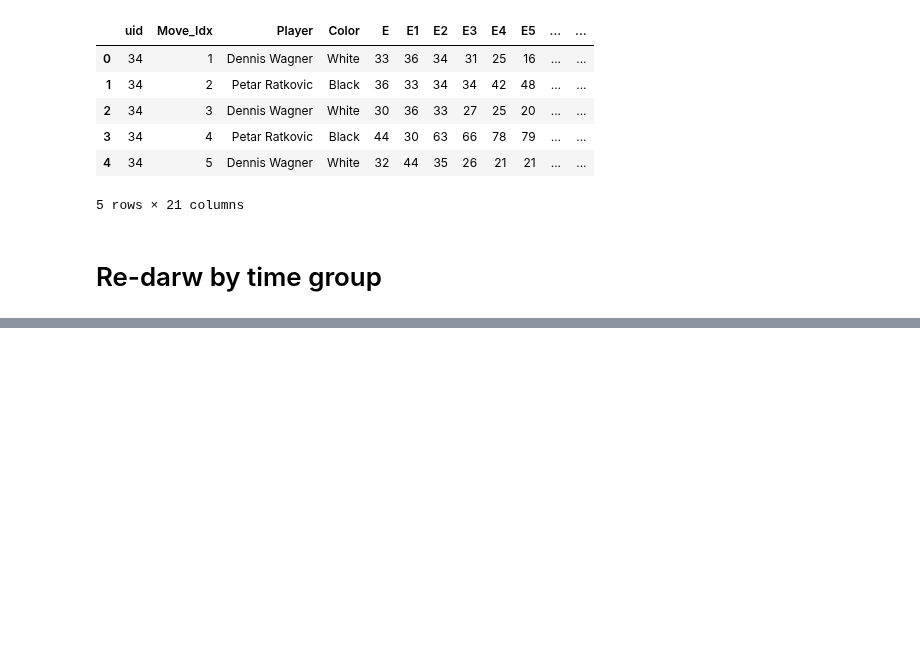
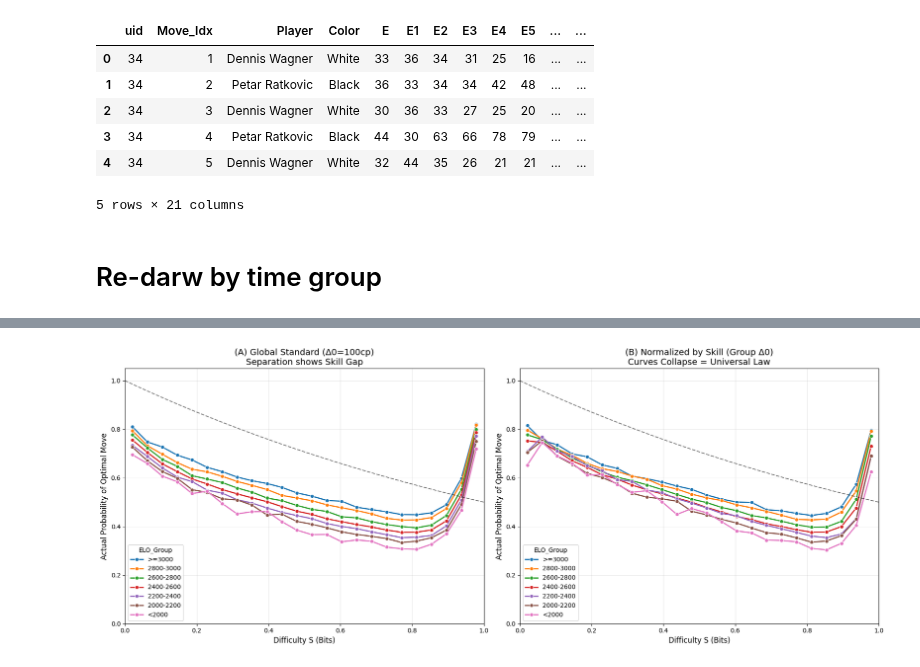
Before and after one commit to zZimablueee/Chess, a Jupyter notebook: complexity/delta_0/delta1.ipynb, the cells around one changed output, grey strips where cells are left out. Drawn from its saved outputs; the diff is of its cells as text; code cells hidden in the pictures; blank space fills up the shorter version.

```diff
--- a/complexity/delta_0/delta1.ipynb
+++ b/complexity/delta_0/delta1.ipynb
@@ -936,0 +1238,66 @@ for e_group in elo_groups:
+# %%
+# 画S（Global和非Global）和P_Optimal的关系
+def plot_difficulty_curve(data, x_col, title, ax):
+    # 1. 分桶：把 S 切分成 20 个小区间 (0 到 1.0)
+    # 使用 pd.cut 把连续的 S 变成区间
+    data['S_Bin'] = pd.cut(data[x_col], bins=np.linspace(0, 1.0, 25))
+
+    # 2. 聚合：计算每个区间、每个组的 实际准确率 (Is_Optimal)
+    agg_data = (
+        data.groupby(['ELO_Group', 'S_Bin'])['Is_Optimal']
+        .mean()
+        .reset_index()
+        .rename(columns={'Is_Optimal': 'Actual_Win_Rate'})
+    )
+
+    # 3. 处理 X 轴：把区间 (0.1, 0.15] 变成中点 0.125 方便画图
+    agg_data['S_Mid'] = agg_data['S_Bin'].apply(lambda x: x.mid)
+
+    # 4. 画线
+    sns.lineplot(
+        data=agg_data,
+        x='S_Mid',
+        y='Actual_Win_Rate',
+        hue='ELO_Group',
+        hue_order=elo_order,
+        marker='o',
+        linewidth=2,
+        ax=ax
+    )
+
+    ax.set_title(title, fontsize=14)
+    ax.set_xlabel('Difficulty S (Bits)', fontsize=12)
+    ax.set_ylabel('Actual Probability of Optimal Move', fontsize=12)
+    ax.set_ylim(0, 1.05)
+    ax.set_xlim(0, 1.0)
+    ax.grid(True, alpha=0.3)
+    # 添加对角线参考 (理论预测)
+    # 理论上 P = 2^(-S)，可以画一条虚线对比实际值
+    x_ref = np.linspace(0, 1, 100)
+    y_ref = 2 ** (-x_ref)
+    ax.plot(x_ref, y_ref, 'k--', alpha=0.5, label='Theoretical Model')
+
+
+# --- 开始画图 ---
+fig, axes = plt.subplots(1, 2, figsize=(18, 7))
+
+# 图1：Global Standard (展示能力差距)
+plot_difficulty_curve(
+    complex_drop_opening.copy(),
+    x_col='S(Global)',
+    title='(A) Global Standard (Δ0=100cp)\nSeparation shows Skill Gap',
+    ax=axes[0]
+)
+
+# 图2：Group Specific (展示规律统一)
+plot_difficulty_curve(
+    complex_drop_opening.copy(),
+    x_col='S',
+    title='(B) Normalized by Skill (Group Δ0)\nCurves Collapse = Universal Law',
+    ax=axes[1]
+)
+
+plt.tight_layout()
+plt.show()
+# %% [output]
+[figure, added]
```
Also changed, not shown: parts of 29 cells of this notebook.
